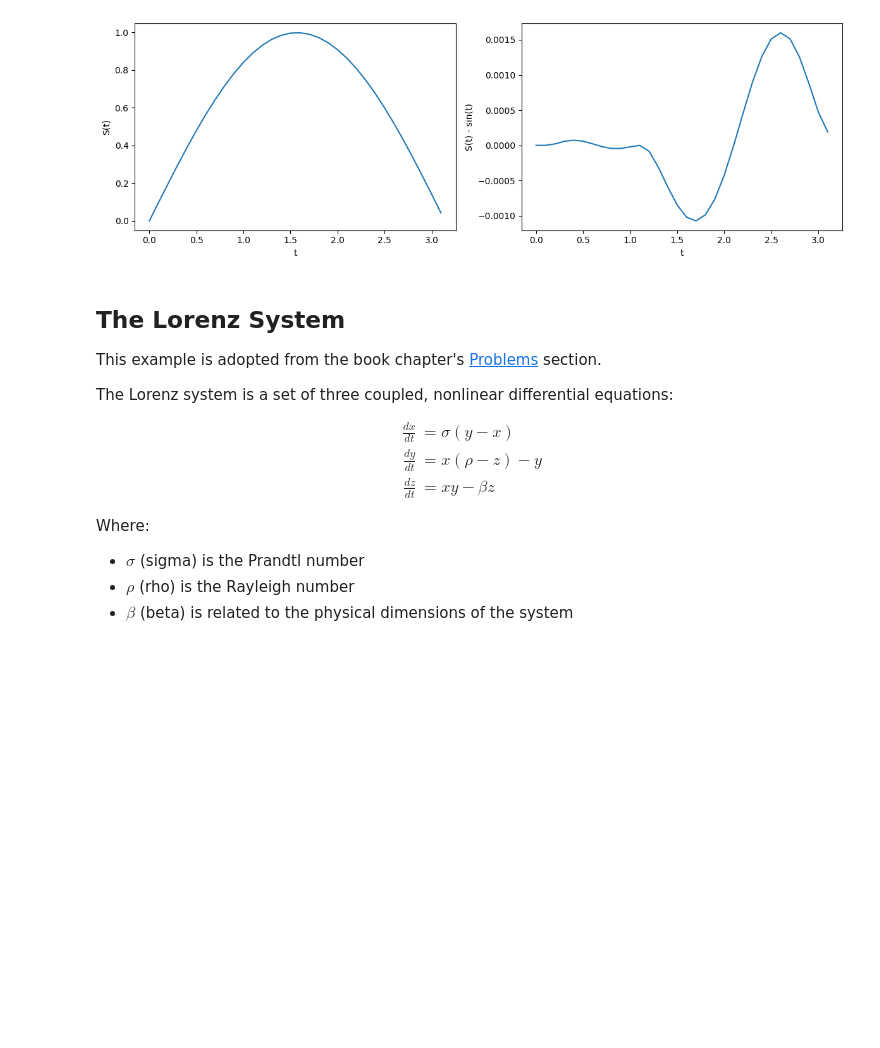
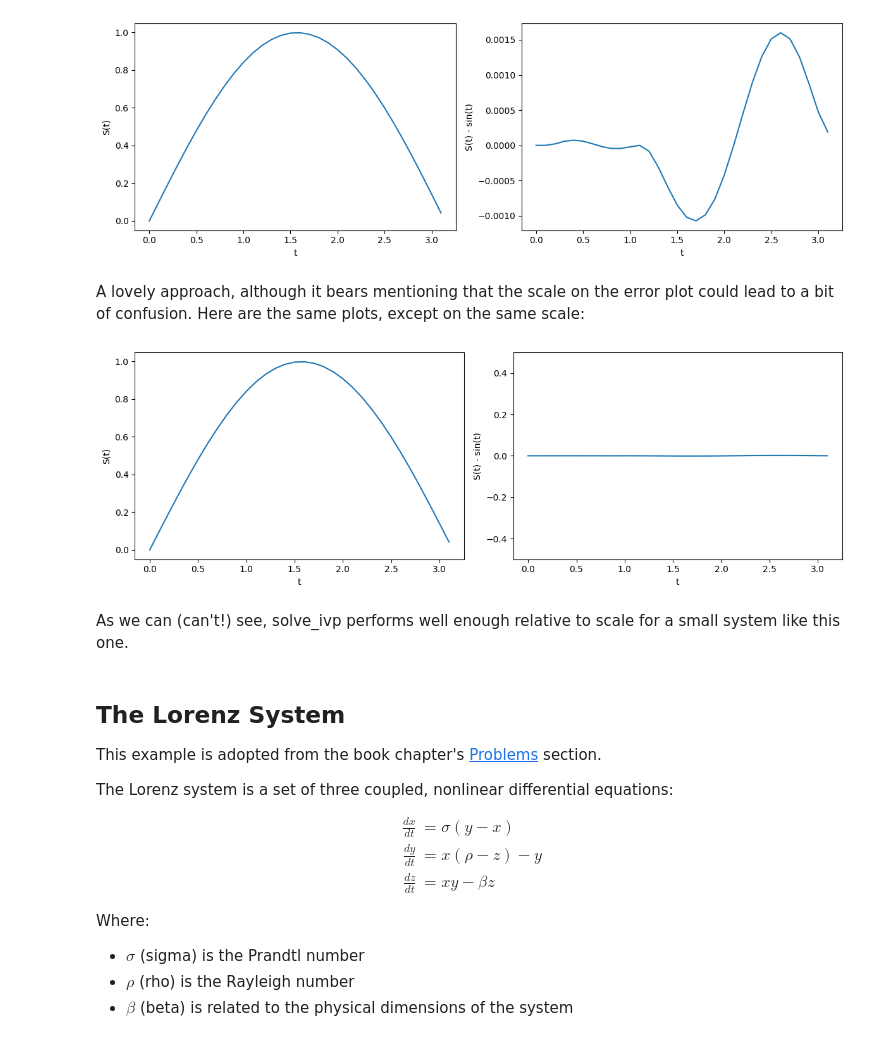
Before and after one commit to peterdresslar/scipy-differential, a Jupyter notebook: ScipyDifferential.ipynb, the cells around one changed output. Saved outputs shown, nothing was run; the diff lists cells and outputs as text; code cells hidden in the pictures; blank space fills up the shorter version.

```diff
--- a/ScipyDifferential.ipynb
+++ b/ScipyDifferential.ipynb
@@ -58,6 +58,25 @@ plt.tight_layout()
 plt.show()
 # %% [output]
 [figure]
+# %% [markdown]
+A lovely approach, although it bears mentioning that the scale on the error plot could lead to a bit of confusion. Here are the same plots, except on the same scale:
+# %%
+plt.figure(figsize = (12, 4))
+plt.subplot(121)
+plt.plot(solution.t, solution.y[0])
+plt.xlabel('t')
+plt.ylabel('S(t)')
+plt.subplot(122)
+plt.plot(solution.t, solution.y[0] - np.sin(solution.t))
+plt.xlabel('t')
+plt.ylabel('S(t) - sin(t)')
+plt.ylim(-0.5, 0.5)
+plt.tight_layout()
+plt.show()
+# %% [output]
+[figure, added]
+# %% [markdown]
+As we can (can't!) see, solve_ivp performs well enough relative to scale for a small system like this one.
 # %% [markdown]
 ## The Lorenz System
 
```
Also changed, not shown: 1 other file.
